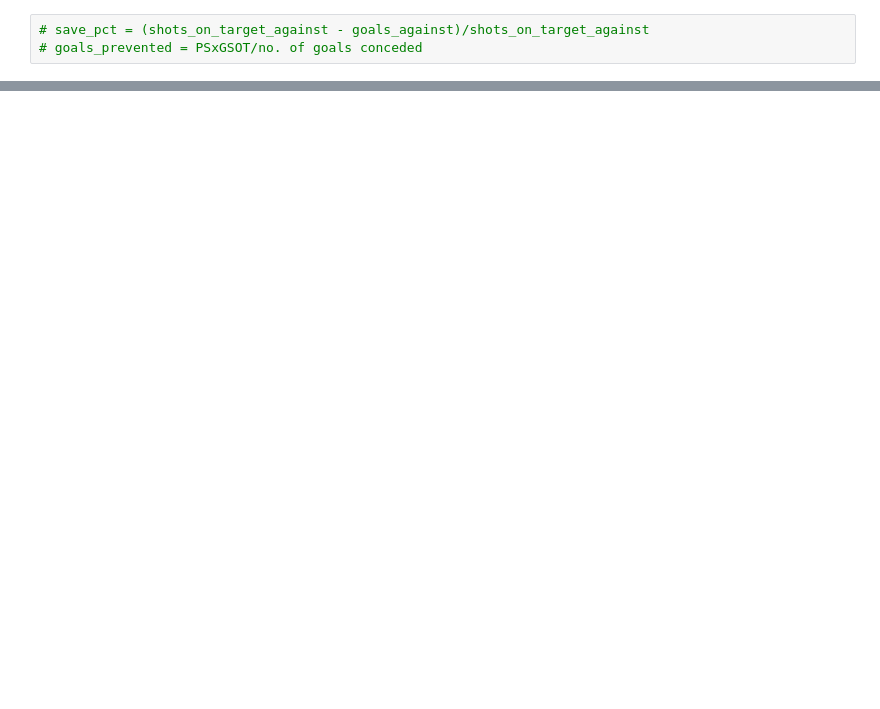
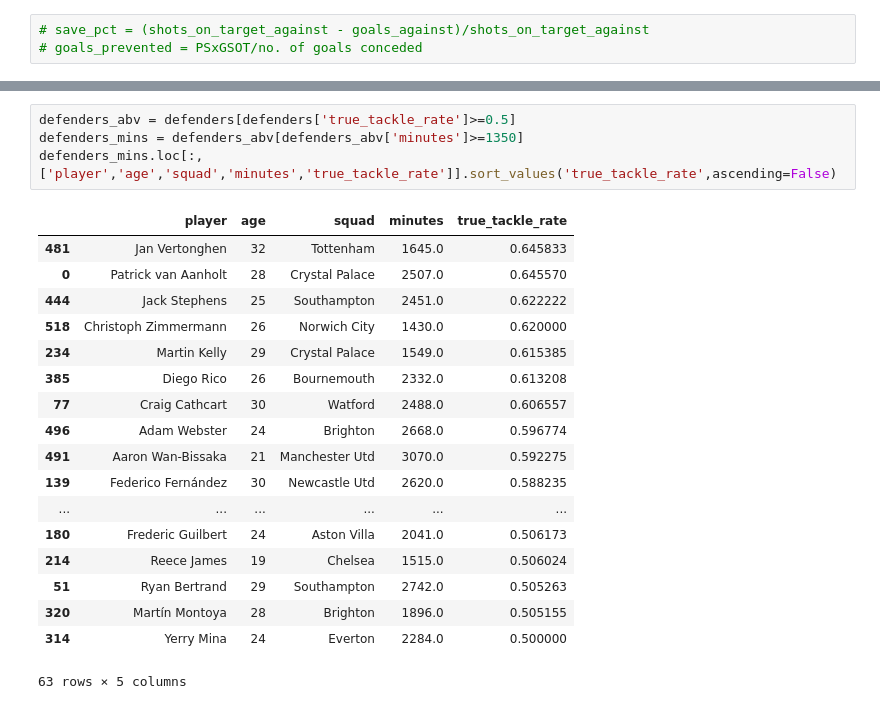
Before and after one commit to sidthakur08/fpl_explore, a Jupyter notebook: explore.ipynb, the cells around one changed output, grey strips where cells are left out. Saved outputs shown, nothing was run; the diff lists cells and outputs as text; blank space fills up the shorter version.

```diff
--- a/explore.ipynb
+++ b/explore.ipynb
@@ -136,0 +231,23 @@ plot(keeper,'saves','bar')
+# %%
+defenders_abv = defenders[defenders['true_tackle_rate']>=0.5]
+defenders_mins = defenders_abv[defenders_abv['minutes']>=1350]
+defenders_mins.loc[:,['player','age','squad','minutes','true_tackle_rate']].sort_values('true_tackle_rate',ascending=False)
+# %% [output]
+|  | player | age | squad | minutes | true_tackle_rate |
+| 481 | Jan Vertonghen | 32 | Tottenham | 1645.0 | 0.645833 |
+| 0 | Patrick van Aanholt | 28 | Crystal Palace | 2507.0 | 0.645570 |
+| 444 | Jack Stephens | 25 | Southampton | 2451.0 | 0.622222 |
+| 518 | Christoph Zimmermann | 26 | Norwich City | 1430.0 | 0.620000 |
+| 234 | Martin Kelly | 29 | Crystal Palace | 1549.0 | 0.615385 |
+| 385 | Diego Rico | 26 | Bournemouth | 2332.0 | 0.613208 |
+| 77 | Craig Cathcart | 30 | Watford | 2488.0 | 0.606557 |
+| 496 | Adam Webster | 24 | Brighton | 2668.0 | 0.596774 |
+| 491 | Aaron Wan-Bissaka | 21 | Manchester Utd | 3070.0 | 0.592275 |
+| 139 | Federico Fernández | 30 | Newcastle Utd | 2620.0 | 0.588235 |
+| ... | ... | ... | ... | ... | ... |
+| 180 | Frederic Guilbert | 24 | Aston Villa | 2041.0 | 0.506173 |
+| 214 | Reece James | 19 | Chelsea | 1515.0 | 0.506024 |
+| 51 | Ryan Bertrand | 29 | Southampton | 2742.0 | 0.505263 |
+| 320 | Martín Montoya | 28 | Brighton | 1896.0 | 0.505155 |
+| 314 | Yerry Mina | 24 | Everton | 2284.0 | 0.500000 |
+63 rows × 5 columns
```
Also changed, not shown: parts of 26 cells of this notebook.
